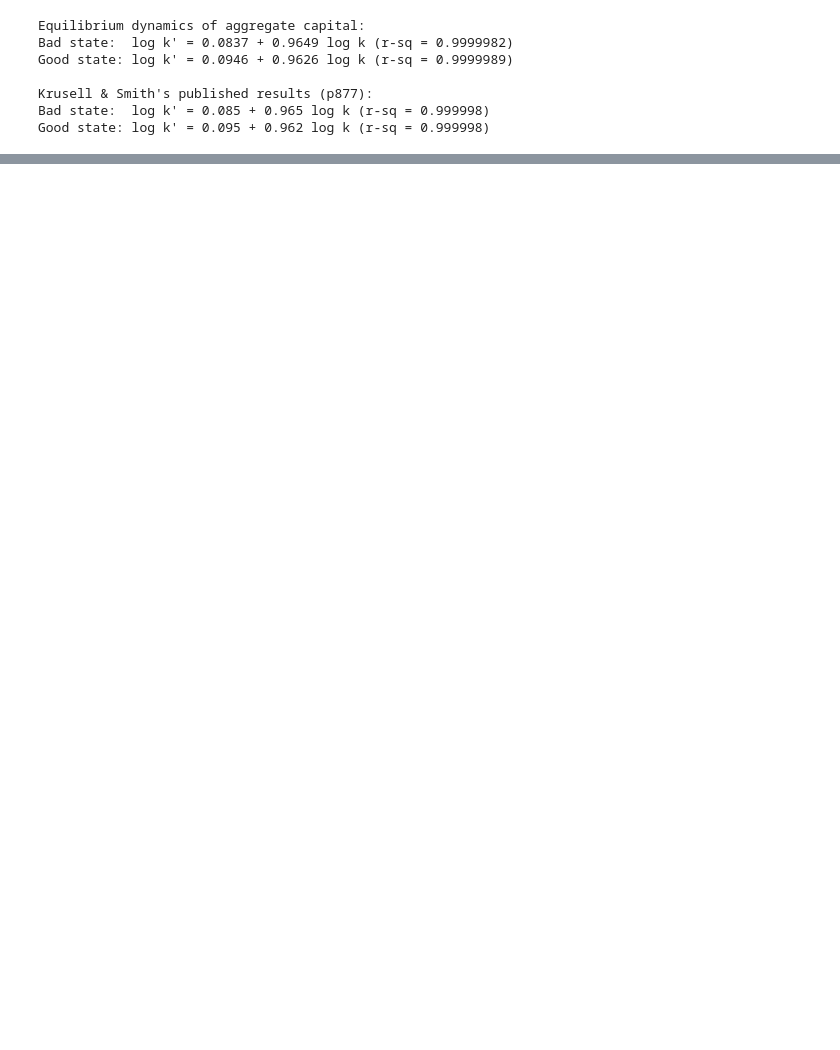
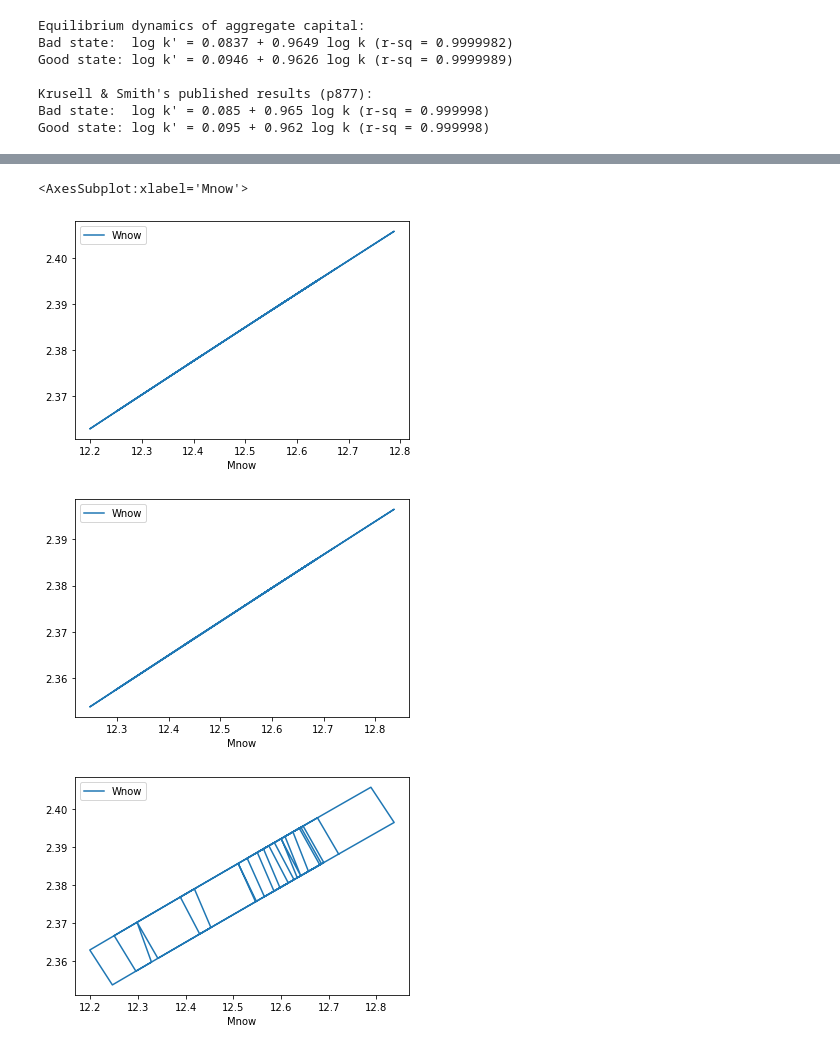
Before and after one commit to econ-ark/KrusellSmith, a Jupyter notebook: Code/Python/KrusellSmith.ipynb, the cells around one changed output, grey strips where cells are left out. Drawn from its saved outputs; the diff is of its cells as text; code cells hidden in the pictures; blank space fills up the shorter version.

```diff
--- a/Code/Python/KrusellSmith.ipynb
+++ b/Code/Python/KrusellSmith.ipynb
@@ -683,0 +750,8 @@ Good state: log k' = 0.095 + 0.962 log k (r-sq = 0.999998)
+# %%
+import pandas as pd
+
+dataframe = pd.DataFrame(KSeconomy.history)
+
+dataframe["time"] = dataframe.index
+dataframe = dataframe[(dataframe["time"] > KSeconomy.T_discard) & (dataframe["time"] < KSeconomy.T_discard + 100)]
+dataframe
@@ -683,0 +772,12 @@ Good state: log k' = 0.095 + 0.962 log k (r-sq = 0.999998)
+# %%
+dataframe0 = dataframe[dataframe['MrkvNow'] == 0]
+dataframe1 = dataframe[dataframe['MrkvNow'] == 1]
+# %%
+dataframe0.plot(x = "Mnow", y = "Wnow", kind = "line")
+dataframe1.plot(x = "Mnow", y = "Wnow", kind = "line")
+dataframe.plot(x = "Mnow", y = "Wnow", kind = "line")
+# %% [output]
+<AxesSubplot:xlabel='Mnow'>
+[figure, added]
+[figure, added]
+[figure, added]
```
Also changed, not shown: parts of 22 cells of this notebook, 32 other files.
